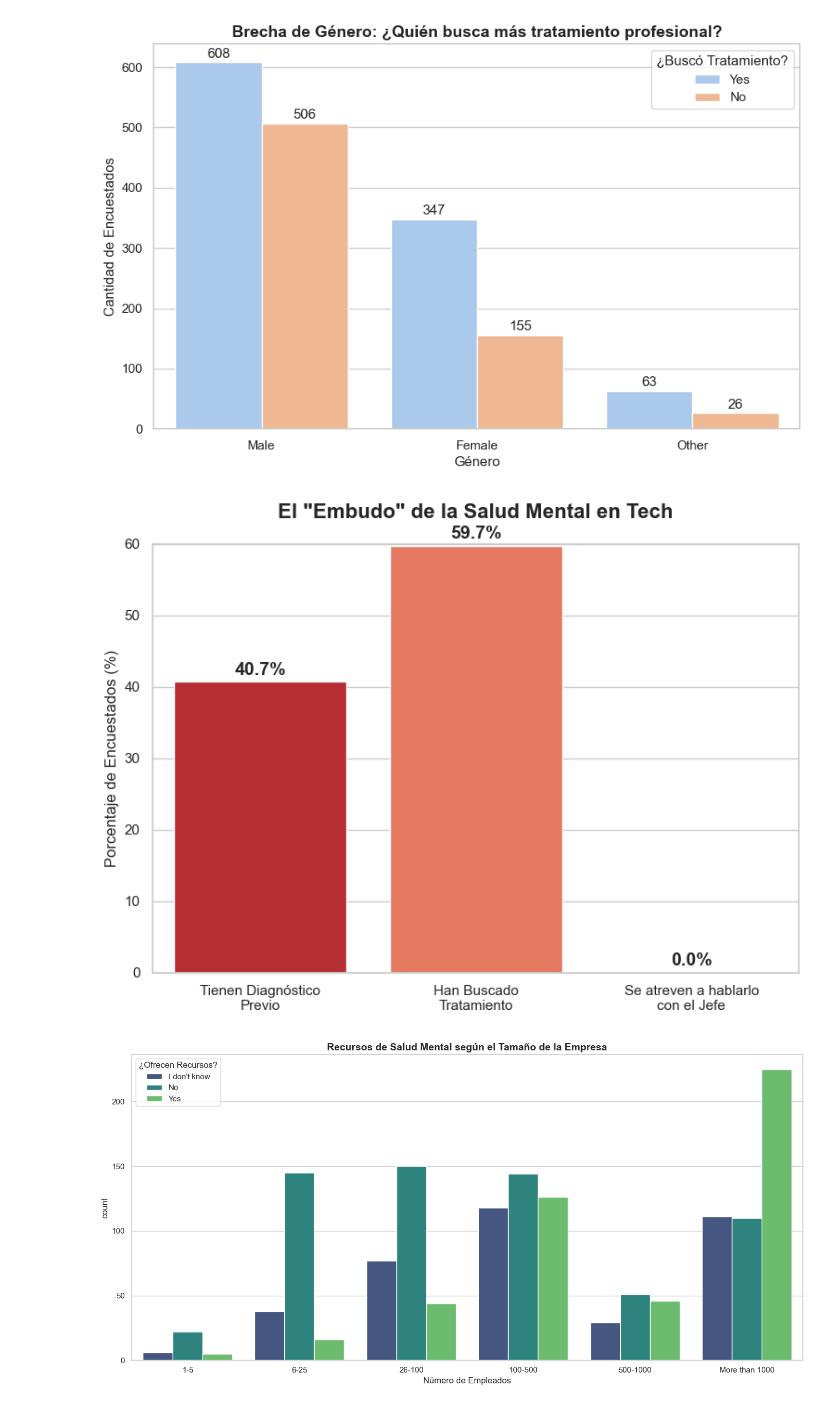
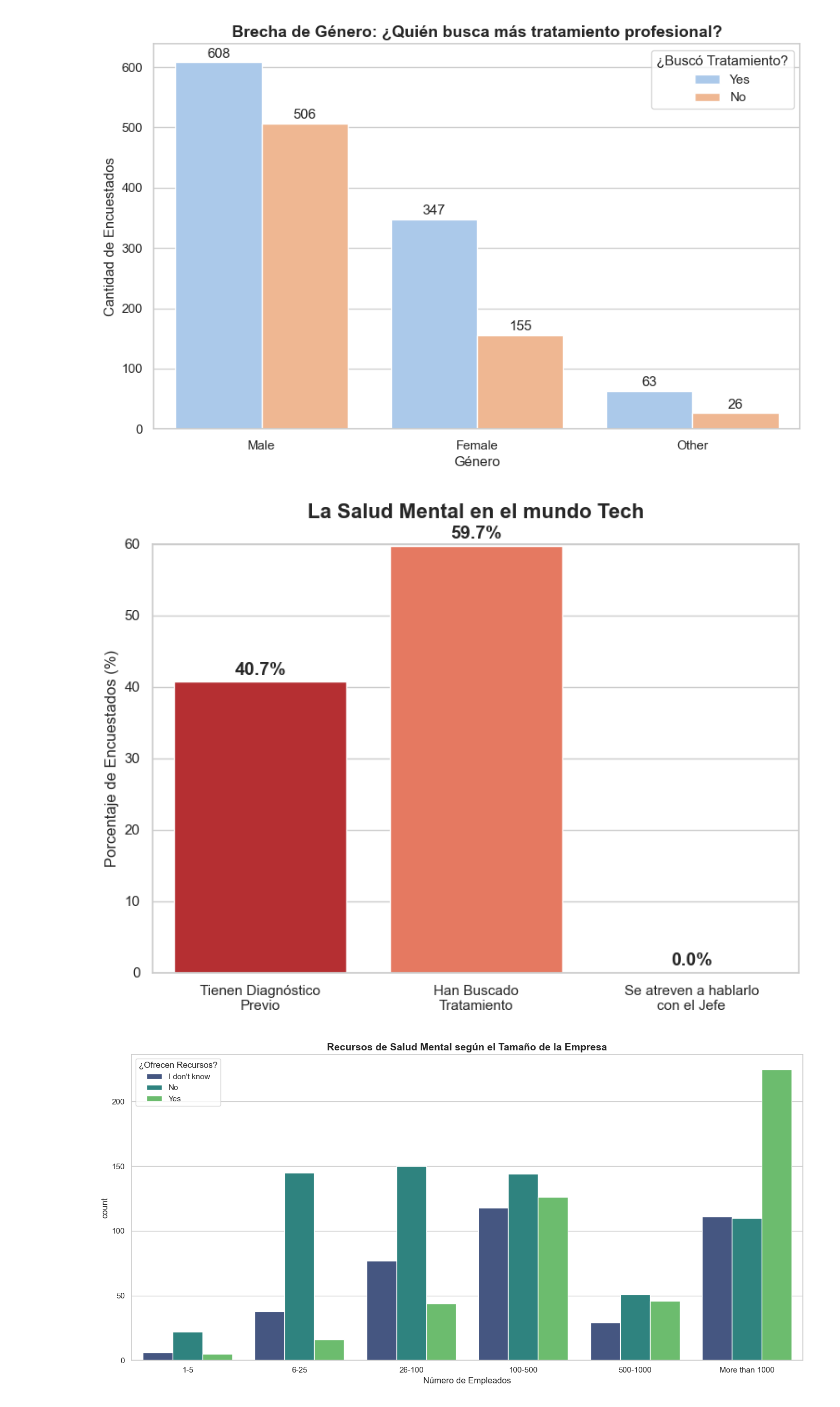
Before and after one commit to loganxxx000/Data_visualization_2_Analysis, a Jupyter notebook: notebook/Mental_Health_Analysis.ipynb, the cells around one changed output. Drawn from its saved outputs; the diff is of its cells as text; code cells hidden in the pictures.

```diff
--- a/notebook/Mental_Health_Analysis.ipynb
+++ b/notebook/Mental_Health_Analysis.ipynb
@@ -923,36 +918,33 @@ plt.show()
 # %% [output]
 [figure]
 # %%
-# 1. Convertimos las respuestas a números (1=Yes, 0=No) para calcular porcentajes
-# Asegúrate de que tus columnas tienen 'Yes'/'No' (o mapea primero)
+# Mapeo de los valores de las columnas
 df_analisis['metric_diagnosis'] = df_analisis['diagnosis_history'].apply(lambda x: 1 if x == 'Yes' else 0)
 df_analisis['metric_treatment'] = df_analisis['sought_treatment'].apply(lambda x: 1 if x == 'Yes' else 0)
 df_analisis['metric_discuss'] = df_analisis['curr_discuss_employer'].apply(lambda x: 1 if x == 'Yes' else 0)
 
-# 2. Calculamos los porcentajes
+# Cálculo de los porcentajes
 embudo_data = {
     'Tienen Diagnóstico\nPrevio': df_analisis['metric_diagnosis'].mean() * 100,
     'Han Buscado\nTratamiento': df_analisis['metric_treatment'].mean() * 100,
     'Se atreven a hablarlo\ncon el Jefe': df_analisis['metric_discuss'].mean() * 100
 }
 
-# 3. Gráfico
+# Gráfico
 plt.figure(figsize=(9, 6))
-colors = ['#ff9999', '#66b3ff', '#99ff99'] # Colores distintivos
+colors = ['#ff9999', '#66b3ff', '#99ff99']
+ax = sns.barplot(x=list(embudo_data.keys()), y=list(embudo_data.values()), palette='Reds_r')
+plt.title('La Salud Mental en el mundo Tech', fontsize=16, fontweight='bold', pad=20)
+plt.ylabel('Porcentaje de Encuestados (%)')
+plt.ylim(0, 60)
 
-ax = sns.barplot(x=list(embudo_data.keys()), y=list(embudo_data.values()), palette='Reds_r')
-
-plt.title('El "Embudo" de la Salud Mental en Tech', fontsize=16, fontweight='bold', pad=20)
-plt.ylabel('Porcentaje de Encuestados (%)')
-plt.ylim(0, 60) # Ajusta esto si tus porcentajes son mayores
-
-# Etiquetas grandes
+# Etiquetas
 for i, v in enumerate(embudo_data.values()):
     ax.text(i, v + 1, f'{v:.1f}%', ha='center', fontsize=14, fontweight='bold')
 
 plt.show()
 # %% [output]
-[figure, old version]
+[figure, new version]
 # %%
 # Definimos el orden lógico de tamaño (de pequeña a gigante)
 orden_tamano = ['1-5', '6-25', '26-100', '100-500', '500-1000', 'More than 1000']
```
Also changed, not shown: parts of 13 cells of this notebook, 1 other file.
